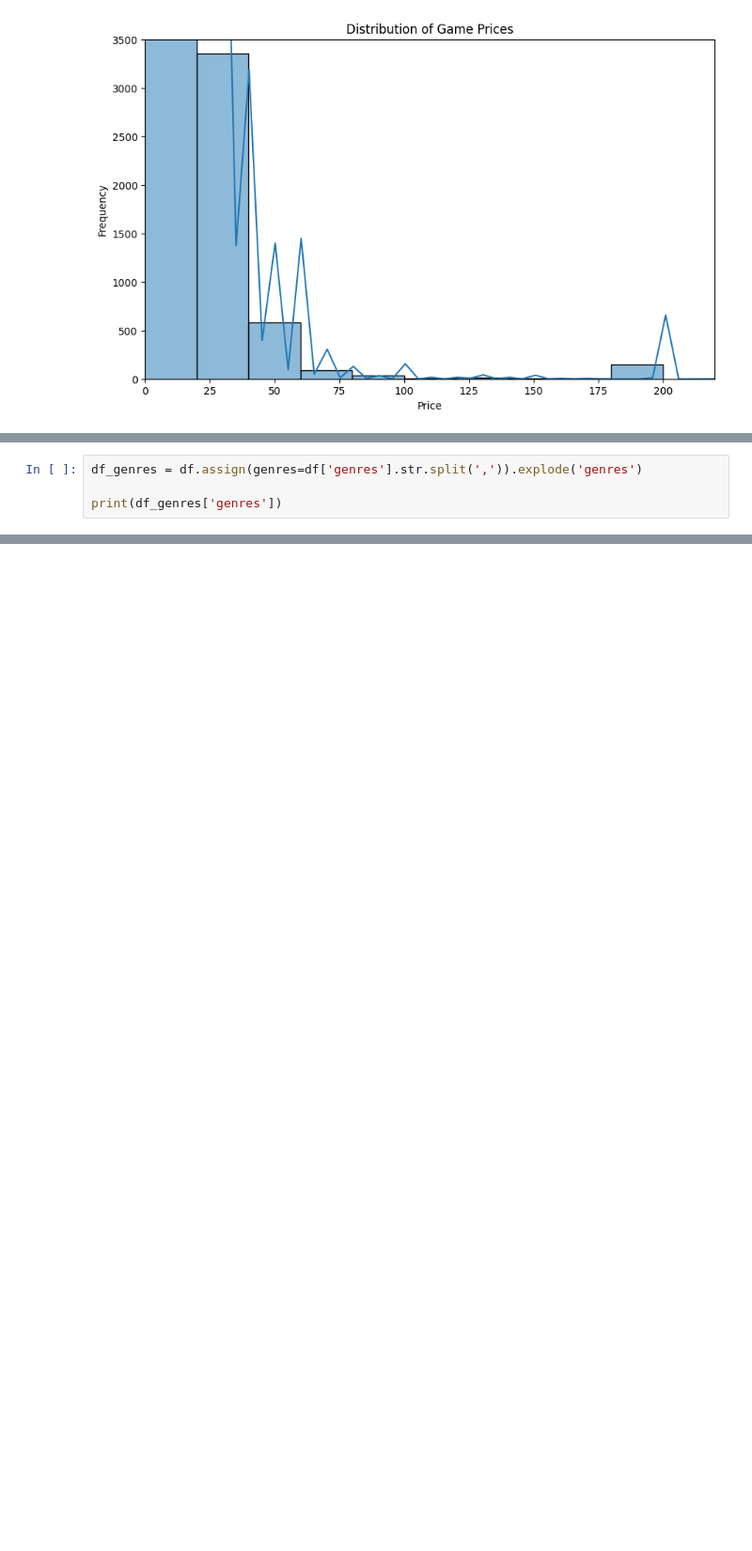
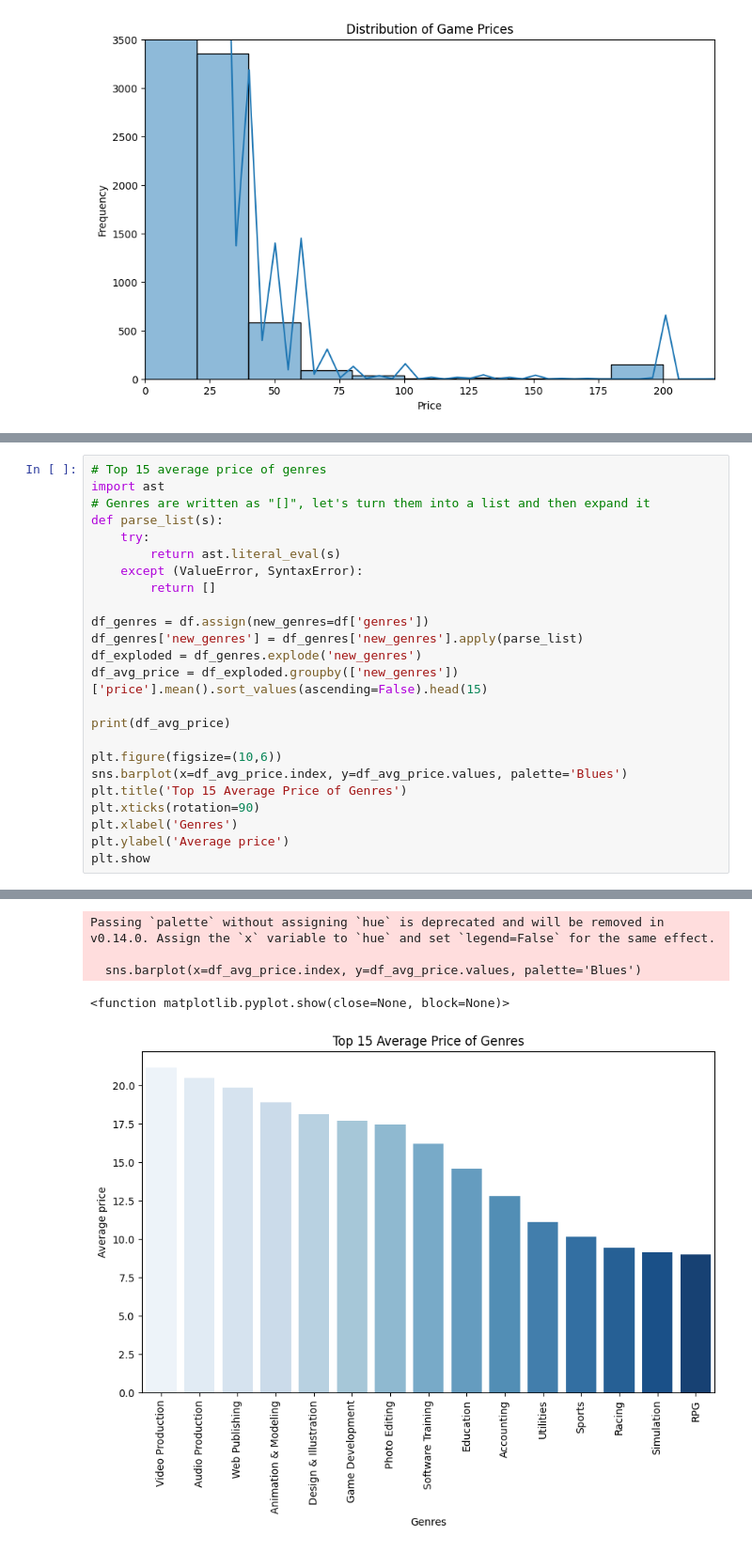
Before and after one commit to dengas/Steam-Game-Analytics, a Jupyter notebook: analysis.ipynb, the cells around one changed output, grey strips where cells are left out. Shown: that part at 94% size. Saved outputs shown, nothing was run; the diff lists cells and outputs as text; blank space fills up the shorter version.

```diff
--- a/analysis.ipynb
+++ b/analysis.ipynb
@@ -146,7 +146,27 @@ plt.show()
 57                                         Hades                93
 [figure]
 # %%
-df_genres = df.assign(genres=df['genres'].str.split(',')).explode('genres')
+# Top 15 average price of genres
+import ast
+# Genres are written as "[]", let's turn them into a list and then expand it
+def parse_list(s):
+    try:
+        return ast.literal_eval(s)
+    except (ValueError, SyntaxError):
+        return []
 
-print(df_genres['genres'])
+df_genres = df.assign(new_genres=df['genres'])
+df_genres['new_genres'] = df_genres['new_genres'].apply(parse_list)
+df_exploded = df_genres.explode('new_genres')
+df_avg_price = df_exploded.groupby(['new_genres'])['price'].mean().sort_values(ascending=False).head(15)
+
+print(df_avg_price)
+
+plt.figure(figsize=(10,6))
+sns.barplot(x=df_avg_price.index, y=df_avg_price.values, palette='Blues')
+plt.title('Top 15 Average Price of Genres')
+plt.xticks(rotation=90)
+plt.xlabel('Genres')
+plt.ylabel('Average price')
+plt.show
 # %% [output]
@@ -164,0 +190,5 @@ Name: genres, Length: 258236, dtype: object
+Passing `palette` without assigning `hue` is deprecated and will be removed in v0.14.0. Assign the `x` variable to `hue` and set `legend=False` for the same effect.
+
+  sns.barplot(x=df_avg_price.index, y=df_avg_price.values, palette='Blues')
+<function matplotlib.pyplot.show(close=None, block=None)>
+[figure, added]
```
Also changed, not shown: parts of 8 cells of this notebook, 1 other file.
